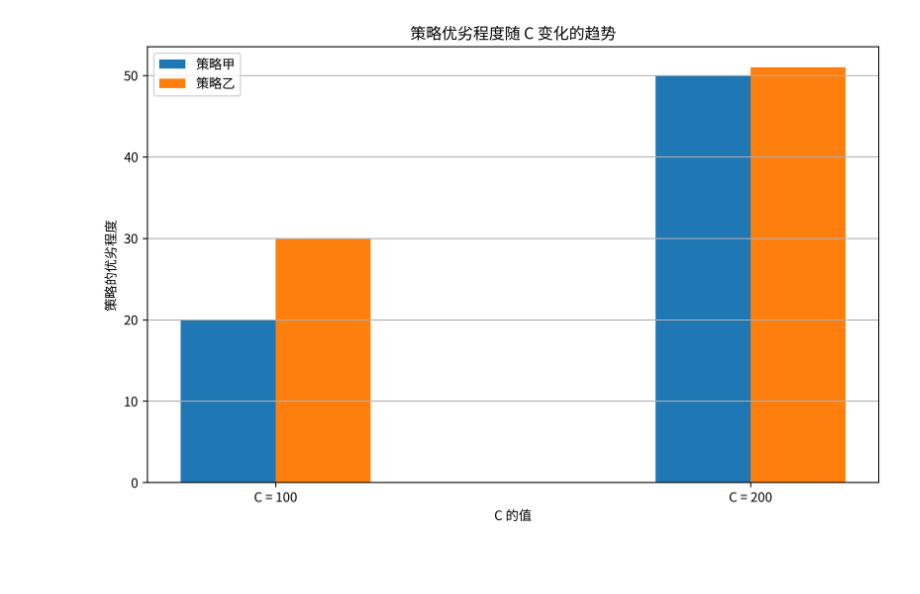
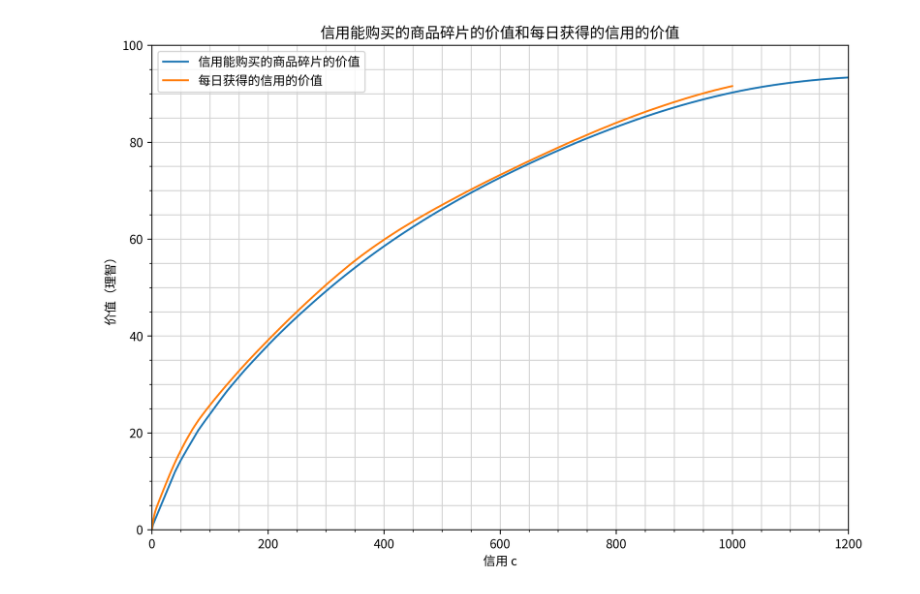
Before and after one commit to BiologyHazard/credit-store-optimizer, a Jupyter notebook: 绘制图表.ipynb, the cells around one changed output. Cells and saved outputs as stored; diff of their text form; code cells hidden in the pictures; blank space fills up the shorter version.

```diff
--- a/绘制图表.ipynb
+++ b/绘制图表.ipynb
@@ -99,40 +109,14 @@ array(84.58243811)
-# %%
-import matplotlib.pyplot as plt
-import numpy as np
-
-# 数据点
-C_values = ['C = 100', 'C = 200']
-strategy_A_values = [20, 50]
-strategy_B_values = [30, 51]
-
-# 柱状图的位置
-bar_width = 0.2
-index = np.arange(len(C_values))
-
-# 创建一个新的图形窗口
-plt.figure(figsize=(10, 6))
-
-# 绘制策略甲的数据点
-plt.bar(index, strategy_A_values, bar_width, label='策略甲')
-
-# 绘制策略乙的数据点
-plt.bar(index + bar_width, strategy_B_values, bar_width, label='策略乙')
-
-# 添加标题和轴标签
-plt.title('策略优劣程度随 C 变化的趋势')
-plt.xlabel('C 的值')
-plt.ylabel('策略的优劣程度')
-
-# 设置 x 轴刻度标签位置
-plt.xticks(index + bar_width / 2, C_values)
-
-# 添加图例
-plt.legend()
-
-# 显示网格
-plt.grid(axis='y')
-
-# 显示图表
-plt.show()
-# %% [output]
-[figure, removed]
+# %%
+# 信用能购买的商品碎片的价值和每日获得的信用的价值
+plt.plot(信用能购买的商品碎片的价值, label='信用能购买的商品碎片的价值')
+plt.plot(每日获得的信用的价值(range(1001)), label='每日获得的信用的价值')
+plt.legend()
+plt.title('信用能购买的商品碎片的价值和每日获得的信用的价值')
+plt.xlabel('信用 c')
+plt.ylabel('价值（理智）')
+plt.xlim(0, 1200)
+plt.ylim(0, 100)
+plt.minorticks_on()
+plt.grid(color='lightgray', which='both')
+# %% [output]
+[figure, added]
```
Also changed, not shown: parts of 9 cells of this notebook.
